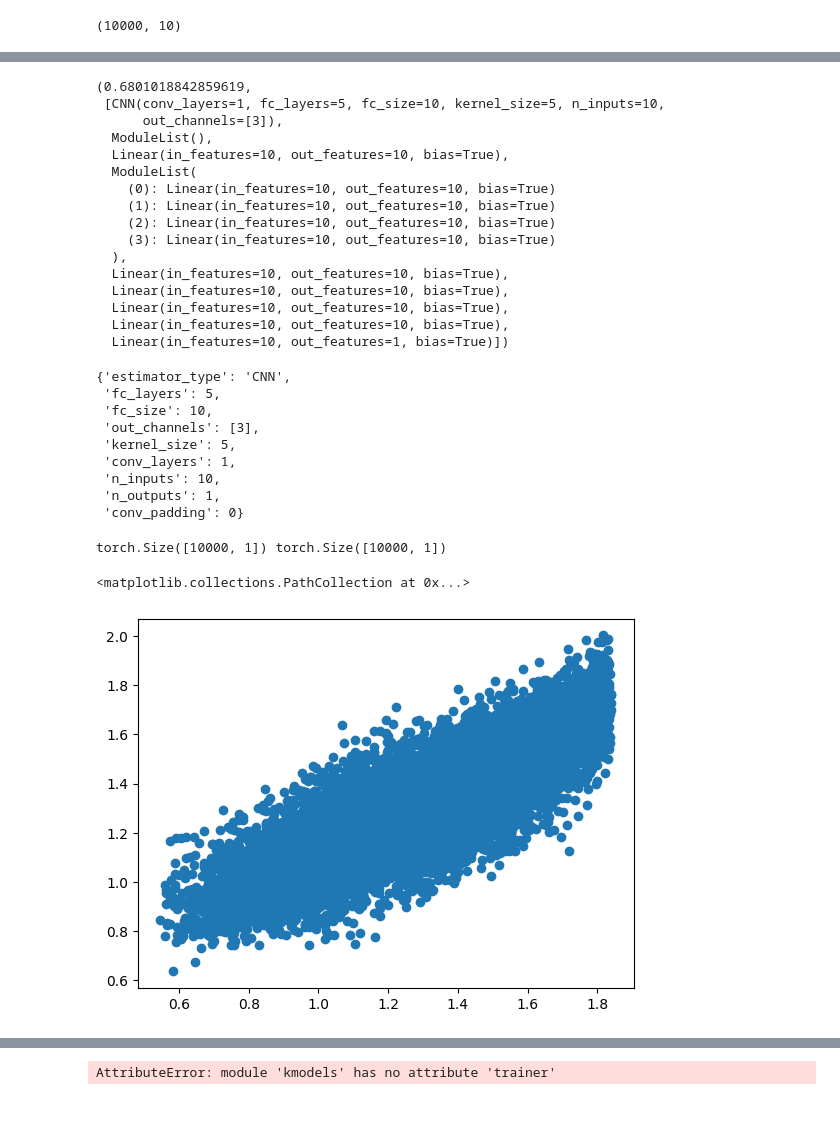
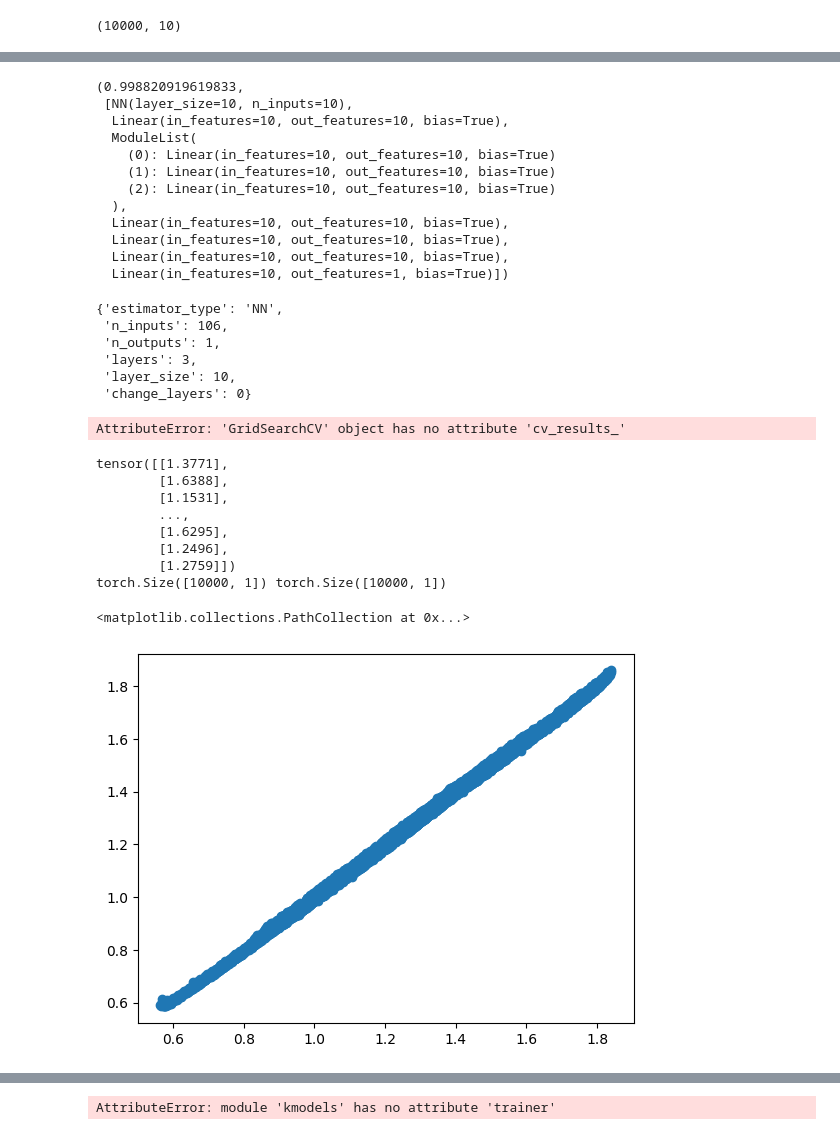
Before and after one commit to ericfonseca95/kmk, a Jupyter notebook: notebooks/model_test.ipynb, the cells around one changed output, grey strips where cells are left out. Drawn from its saved outputs; the diff is of its cells as text; code cells hidden in the pictures.

```diff
--- a/notebooks/model_test.ipynb
+++ b/notebooks/model_test.ipynb
@@ -75,2 +109,0 @@ grid_ = GridSearchCV(reg, param_dist, cv=2, verbose=1, n_jobs=1)
-# %%
-grid_.fit(x, y)
@@ -122,0 +110,11 @@ reg.config
+# %%
+#reg = grid_.best_estimator_
+reg = kmk.Trainer(**{ 'verbose':5,
+                 'estimator_type':'NN',
+                 'layers':3,
+                 'layer_size':10,
+                 'batch_size':100,
+                 'lr_init':0.001,
+                 'device':'cuda',
+})
+reg.config
@@ -123,6 +144,7 @@ reg.config
 # %%
 print(x.shape, y.shape)
+x = x.to('cuda')
+y = y.to('cuda')
 reg.fit(x,y.reshape(-1,1))
-reg
 # %% [output]
 torch.Size([10000, 10]) torch.Size([10000, 1])
@@ -145,0 +173,2 @@ Loss components:  {}
+# %%
+reg.train()
@@ -146,34 +187,27 @@ Loss components:  {}
 # %%
 reg.score(x,y.reshape(-1,1)), [i for i in reg.estimator.modules()]
 # %% [output]
-(0.6801018842859619,
- [CNN(conv_layers=1, fc_layers=5, fc_size=10, kernel_size=5, n_inputs=10,
-      out_channels=[3]),
-  ModuleList(),
+(0.998820919619833,
+ [NN(layer_size=10, n_inputs=10),
   Linear(in_features=10, out_features=10, bias=True),
   ModuleList(
     (0): Linear(in_features=10, out_features=10, bias=True)
     (1): Linear(in_features=10, out_features=10, bias=True)
     (2): Linear(in_features=10, out_features=10, bias=True)
-    (3): Linear(in_features=10, out_features=10, bias=True)
   ),
   Linear(in_features=10, out_features=10, bias=True),
   Linear(in_features=10, out_features=10, bias=True),
   Linear(in_features=10, out_features=10, bias=True),
-  Linear(in_features=10, out_features=10, bias=True),
   Linear(in_features=10, out_features=1, bias=True)])
 # %%
 reg.estimator_params
 # %% [output]
-{'estimator_type': 'CNN',
- 'fc_layers': 5,
- 'fc_size': 10,
- 'out_channels': [3],
- 'kernel_size': 5,
- 'conv_layers': 1,
- 'n_inputs': 10,
+{'estimator_type': 'NN',
+ 'n_inputs': 106,
  'n_outputs': 1,
- 'conv_padding': 0}
+ 'layers': 3,
+ 'layer_size': 10,
+ 'change_layers': 0}
 # %%
 # plot the results of the grid search
 import pandas as pd
@@ -181,15 +215,25 @@ df = pd.DataFrame(grid_.cv_results_)
 # make a contour plot where color is the score and x and y are the parameters (lr_init and fc_layers)
 fig = px.scatter_3d(df, x='param_lr_init', y='param_fc_layers', z='mean_test_score', color='mean_test_score')
 fig.show()
+# %% [output]
+AttributeError: 'GridSearchCV' object has no attribute 'cv_results_'
 # %%
 #plt.plot(reg.losses)
 pred = reg.predict(x).reshape(-1, 1)
+print(pred)
 print(pred.shape, y.shape)
-plt.scatter(y.reshape(-1, 1), pred)
+plt.scatter(y.reshape(-1, 1).detach().cpu(), pred)
 # %% [output]
+tensor([[1.3771],
+        [1.6388],
+        [1.1531],
+        ...,
+        [1.6295],
+        [1.2496],
+        [1.2759]])
 torch.Size([10000, 1]) torch.Size([10000, 1])
 <matplotlib.collections.PathCollection at 0x...>
-[figure, old version]
+[figure, new version]
 # %%
 # best_model = reg
 # #plt.plot(best_model.losses)
```
Also changed, not shown: parts of 11 cells of this notebook, 4 other files.
